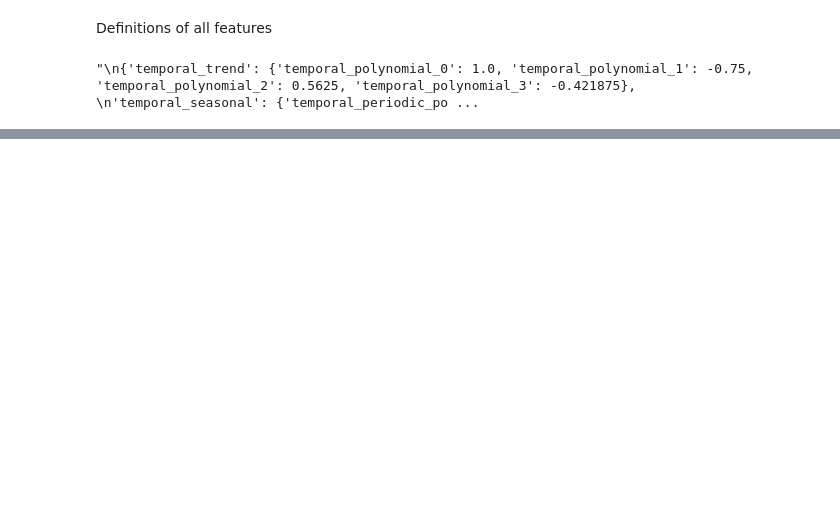
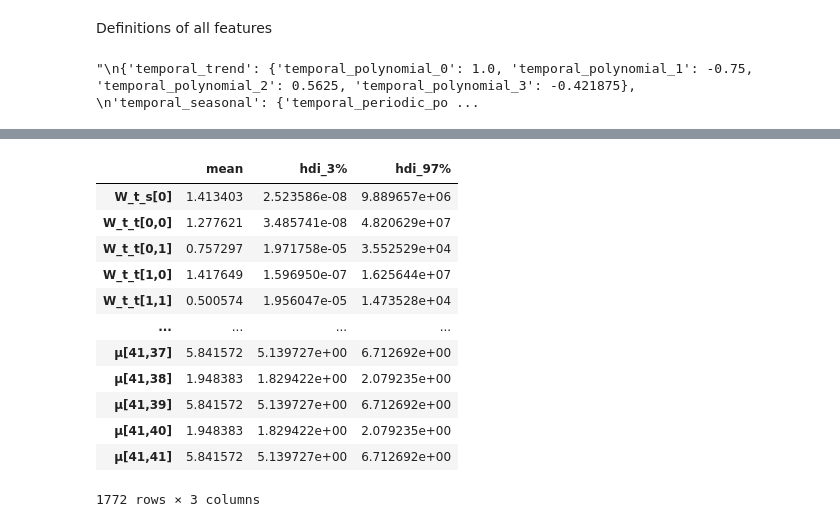
Before and after one commit to LaKrieger/BSTIM-Covid19, a Jupyter notebook: MinimalExample.ipynb, the cells around one changed output, grey strips where cells are left out. Saved outputs shown, nothing was run; the diff lists cells and outputs as text; code cells hidden in the pictures; blank space fills up the shorter version.

```diff
--- a/MinimalExample.ipynb
+++ b/MinimalExample.ipynb
@@ -443,2 +484,18 @@ def sample_parameters(
+# %%
+np.exp(az.summary(trace)[["mean", "hdi_3%", "hdi_97%"]])
+# %% [output]
+|  | mean | hdi_3% | hdi_97% |
+| W_t_s[0] | 1.413403 | 2.523586e-08 | 9.889657e+06 |
+| W_t_t[0,0] | 1.277621 | 3.485741e-08 | 4.820629e+07 |
+| W_t_t[0,1] | 0.757297 | 1.971758e-05 | 3.552529e+04 |
+| W_t_t[1,0] | 1.417649 | 1.596950e-07 | 1.625644e+07 |
+| W_t_t[1,1] | 0.500574 | 1.956047e-05 | 1.473528e+04 |
+| ... | ... | ... | ... |
+| μ[41,37] | 5.841572 | 5.139727e+00 | 6.712692e+00 |
+| μ[41,38] | 1.948383 | 1.829422e+00 | 2.079235e+00 |
+| μ[41,39] | 5.841572 | 5.139727e+00 | 6.712692e+00 |
+| μ[41,40] | 1.948383 | 1.829422e+00 | 2.079235e+00 |
+| μ[41,41] | 5.841572 | 5.139727e+00 | 6.712692e+00 |
+1772 rows × 3 columns
 # %%
 def sample_predictions(
```
Also changed, not shown: parts of 24 cells of this notebook, 2 other files.
